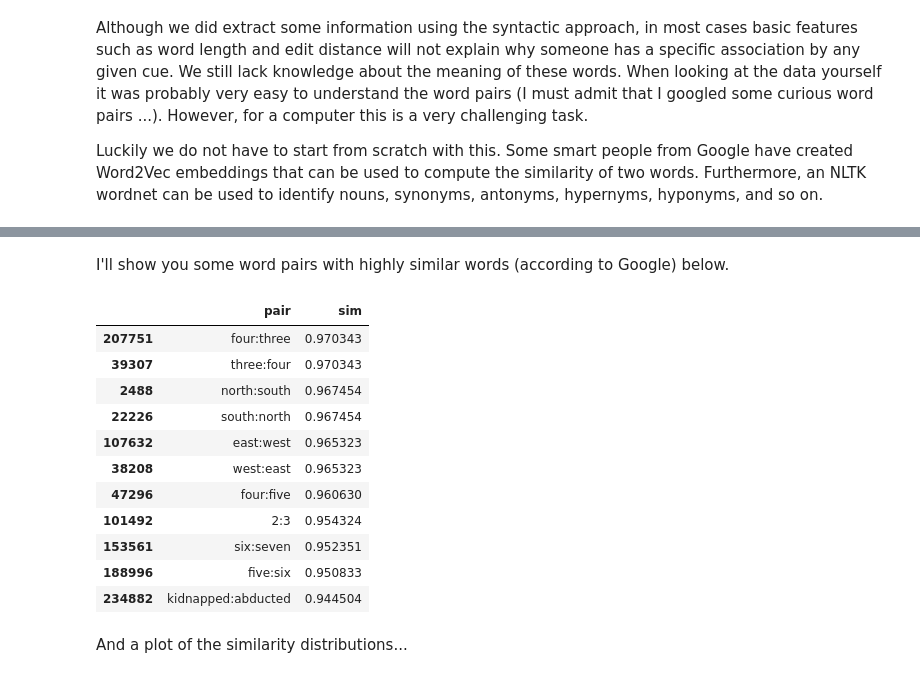
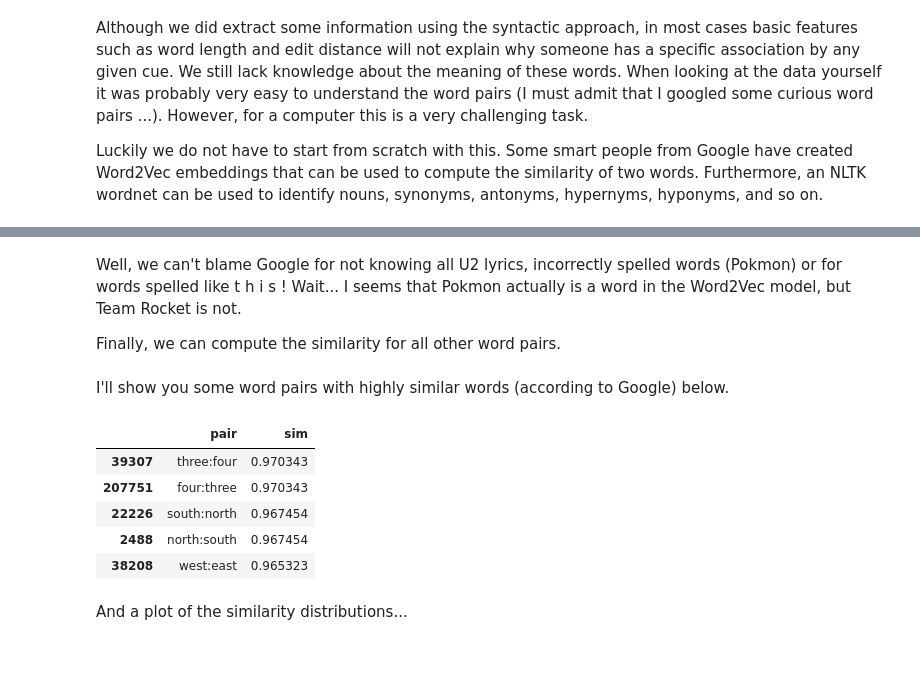
Before and after one commit to louweal/wordgame, a Jupyter notebook: notebooks/Word Association Analysis.ipynb, the cells around one changed output, grey strips where cells are left out. Saved outputs shown, nothing was run; the diff lists cells and outputs as text; code cells hidden in the pictures.

Commit message:
combined all notebooks into one and removed the others

```diff
--- a/notebooks/Word Association Analysis.ipynb
+++ b/notebooks/Word Association Analysis.ipynb
@@ -189,4 +219,5 @@ Note that due to the nature of the game each word is both an association as a cu
 The same analysis is possible for pairs instead of words. Which word pairs are the most frequent?
 # %%
 df['pair'] = df.apply(lambda x: str(x.word1) + ":" + str(x.word2), axis=1)
+df['pf'] = df.groupby(['pair'])['pair'].transform('count')
 df.pair.value_counts().head(11)
@@ -262,8 +350,5 @@ print('Loaded word embeddings')
 # %%
-df['word1w2v'] = df.word1.apply(lambda x:(x.replace(" ", "_")))
-df['inw2v1'] = df['word1w2v'].apply(lambda x:(x in w2v_model.vocab))
-#print(df[df.inw2v1==False].head(100).word1w2v.tolist())
-#1-df.inw2v1.sum()/len(df)
-#df['inw2v'] = df.apply(lambda r:(r.inw2v1 & r.inw2v2), axis=1)
-#df = df.drop('inw2v1', 1)
-#df = df.drop('inw2v2', 1)
+#df['word1w2v'] = df.word1.apply(lambda x:(x.replace(" ", "_"))) # the example -> the_example (word2vec convention)
+#df['inw2v1'] = df['word1w2v'].apply(lambda x:(x in w2v_model.vocab))
+#print(df[df.inw2v1==False].head(10).word1w2v.tolist())
+print("Percentage of list in word2vec vocabulary (word1):" + str(round(df.inw2v1.sum()/len(df)*100,1)))
@@ -282,7 +377,7 @@ df.ix[~df.inw2v2, 'word2w2v'] = df.ix[~df.inw2v2].word2.apply(lambda x:x.upper()
 df['inw2v2'] = df['word2w2v'].apply(lambda x:(x in w2v_model.vocab))
 
 df['inw2v'] = df.apply(lambda r:(r.inw2v1 & r.inw2v2), axis=1)
-#df = df.drop('inw2v1', 1)
-#df = df.drop('inw2v2', 1)
+df = df.drop('inw2v1', 1)
+df = df.drop('inw2v2', 1)
 
-df.inw2v.sum()/len(df)
+print("Percentage of pairs found word2vec vocabulary (word1 AND word2): " + str(round(df.inw2v.sum()/len(df)*100,1)))
@@ -294,23 +414,21 @@ More than 18% of all word pairs contain one or more strings that are not known i
+# %% [markdown]
+Well, we can't blame Google for not knowing all U2 lyrics, incorrectly spelled words (Pokmon) or for words spelled like t h i s ! Wait... I seems that Pokmon actually is a word in the Word2Vec model, but Team Rocket is not.
+
+Finally, we can compute the similarity for all other word pairs.
 # %%
 df['sim'] = np.nan # similarity for unknown word pairs
-df.ix[df.inw2v, 'sim'] = df.ix[df.inw2v].apply(lambda r:w2v_model.similarity(r.word1, r.word2), axis=1)
+df.ix[df.inw2v, 'sim'] = df.ix[df.inw2v].apply(lambda r:w2v_model.similarity(r.word1w2v, r.word2w2v), axis=1)
 # %% [markdown]
 I'll show you some word pairs with highly similar words (according to Google) below.
 # %%
-df[['pair','sim']].drop_duplicates(subset=['pair']).sort_values(by=['sim'], ascending=False).head(11)
+df[['pair','sim']].drop_duplicates(subset=['pair']).sort_values(by=['sim'], ascending=False).head(5)
 # %% [output]
 |  | pair | sim |
+| 39307 | three:four | 0.970343 |
 | 207751 | four:three | 0.970343 |
-| 39307 | three:four | 0.970343 |
+| 22226 | south:north | 0.967454 |
 | 2488 | north:south | 0.967454 |
-| 22226 | south:north | 0.967454 |
-| 107632 | east:west | 0.965323 |
 | 38208 | west:east | 0.965323 |
-| 47296 | four:five | 0.960630 |
-| 101492 | 2:3 | 0.954324 |
-| 153561 | six:seven | 0.952351 |
-| 188996 | five:six | 0.950833 |
-| 234882 | kidnapped:abducted | 0.944504 |
 # %% [markdown]
 And a plot of the similarity distributions...
 # %%
```
Also changed, not shown: parts of 70 cells of this notebook, 3 other files.
